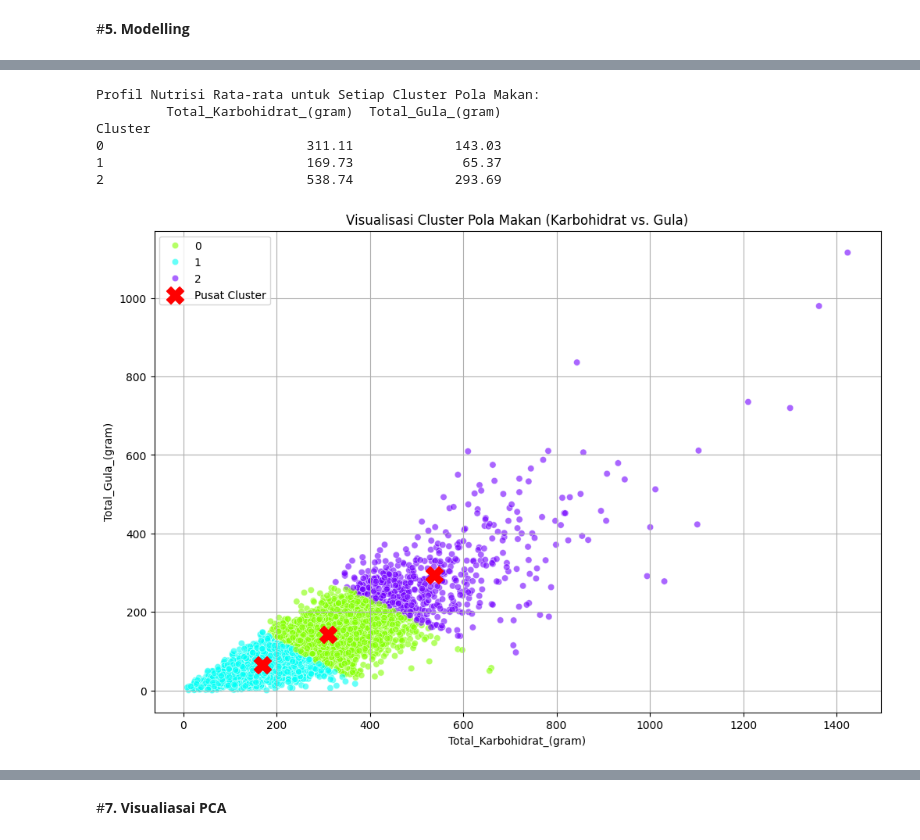
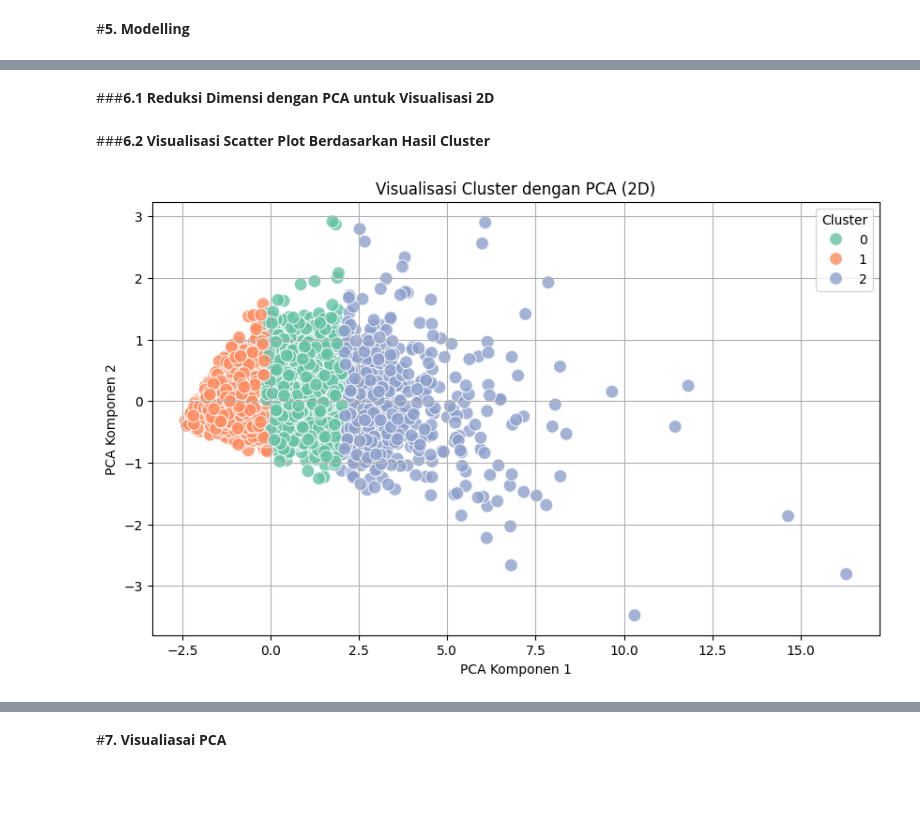
Before and after one commit to fathanzys/Data, a Jupyter notebook: 0102522024_Data.ipynb, the cells around one changed output, grey strips where cells are left out. Saved outputs shown, nothing was run; the diff lists cells and outputs as text; code cells hidden in the pictures; blank space fills up the shorter version.

```diff
--- a/0102522024_Data.ipynb
+++ b/0102522024_Data.ipynb
@@ -186,4 +167,4 @@ Jumlah cluster yang dipilih: 3
 # %%
-# 5.2. Latih model K-Means dengan k optimal
+optimal_k = 3
 kmeans = KMeans(n_clusters=optimal_k, random_state=42, n_init=10)
-kmeans.fit(X_scaled_df)
+cluster_labels = kmeans.fit_predict(X_scaled_df)
@@ -192,5 +170,0 @@ KMeans(n_clusters=3, n_init=10, random_state=42)
-# %%
-# 5.3. Tambahkan label cluster ke DataFrame asli
-analysis_df['Pola_Diet_Cluster'] = kmeans.labels_
-
-print("Model K-Means telah dilatih dan label cluster telah ditambahkan.")
@@ -198,0 +171,2 @@ Model K-Means telah dilatih dan label cluster telah ditambahkan.
+# %%
+analysis_df['Cluster'] = cluster_labels
@@ -201,44 +186,24 @@ Model K-Means telah dilatih dan label cluster telah ditambahkan.
-# %%
-# 6.1. Dapatkan pusat cluster (centroid) dan kembalikan ke skala asli
-scaled_centroids = kmeans.cluster_centers_
-original_centroids = scaler.inverse_transform(scaled_centroids)
-
-# Buat DataFrame untuk menampilkan profil setiap cluster
-centroid_df = pd.DataFrame(original_centroids, columns=features_for_clustering)
-centroid_df.index.name = 'Cluster'
-print("Profil Nutrisi Rata-rata untuk Setiap Cluster Pola Makan:")
-print(centroid_df.round(2))
-# %% [output]
-Profil Nutrisi Rata-rata untuk Setiap Cluster Pola Makan:
-         Total_Karbohidrat_(gram)  Total_Gula_(gram)
-Cluster
-0                          311.11             143.03
-1                          169.73              65.37
-2                          538.74             293.69
-# %%
-# 6.2. Visualisasi Cluster
-plt.figure(figsize=(12, 8))
-sns.scatterplot(
-    x='Total_Karbohidrat_(gram)',
-    y='Total_Gula_(gram)',
-    hue='Pola_Diet_Cluster',
-    palette=sns.color_palette("hsv", n_colors=optimal_k),
-    data=analysis_df,
-    legend="full",
-    alpha=0.6
-)
-# Tambahkan titik pusat cluster (centroid) ke plot
-plt.scatter(
-    centroid_df['Total_Karbohidrat_(gram)'],
-    centroid_df['Total_Gula_(gram)'],
-    s=250,
-    c='red',
-    marker='X',
-    label='Pusat Cluster'
-)
-plt.title('Visualisasi Cluster Pola Makan (Karbohidrat vs. Gula)')
-plt.legend()
-plt.grid(True)
-plt.show()
-# %% [output]
-[figure, removed]
+# %% [markdown]
+###**6.1 Reduksi Dimensi dengan PCA untuk Visualisasi 2D**
+# %%
+from sklearn.decomposition import PCA
+
+pca = PCA(n_components=2)
+X_pca = pca.fit_transform(X_scaled_df)
+# %% [markdown]
+###**6.2 Visualisasi Scatter Plot Berdasarkan Hasil Cluster**
+# %%
+plt.figure(figsize=(10, 6))
+sns.scatterplot(
+    x=X_pca[:, 0], y=X_pca[:, 1],
+    hue=analysis_df['Cluster'],
+    palette='Set2', s=100, alpha=0.8
+)
+plt.title('Visualisasi Cluster dengan PCA (2D)')
+plt.xlabel('PCA Komponen 1')
+plt.ylabel('PCA Komponen 2')
+plt.legend(title='Cluster')
+plt.grid(True)
+plt.show()
+# %% [output]
+[figure, added]
```
Also changed, not shown: parts of 42 cells of this notebook.
